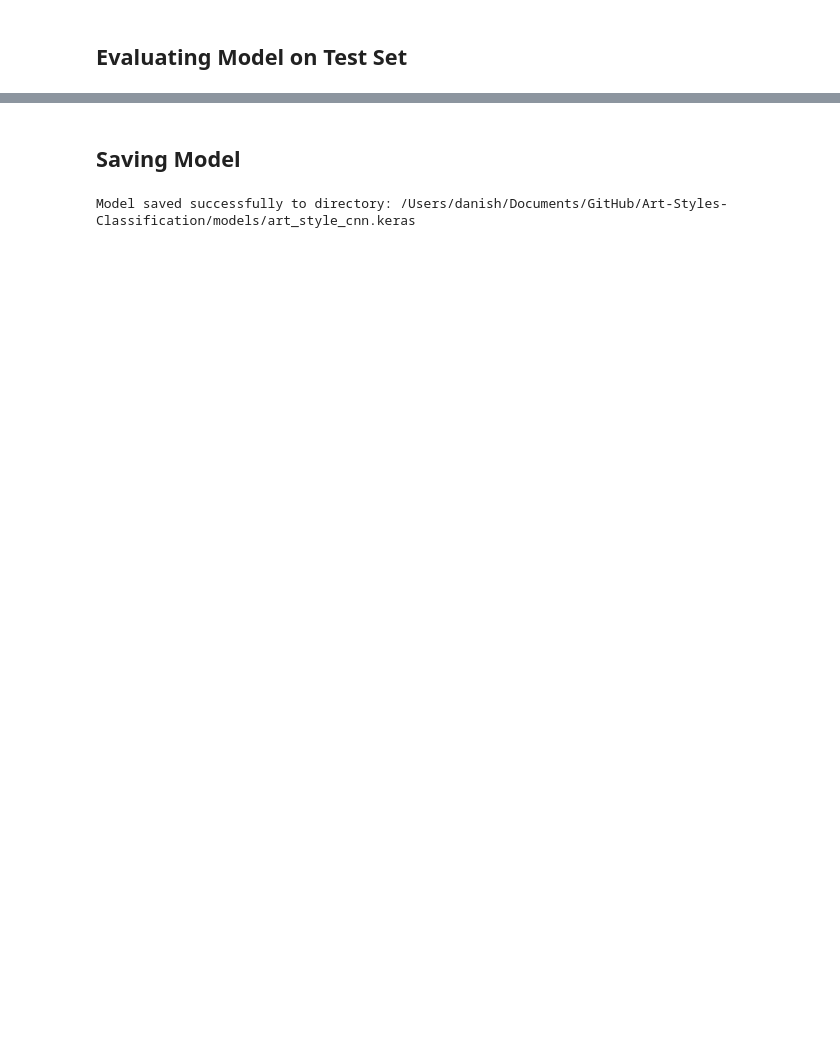
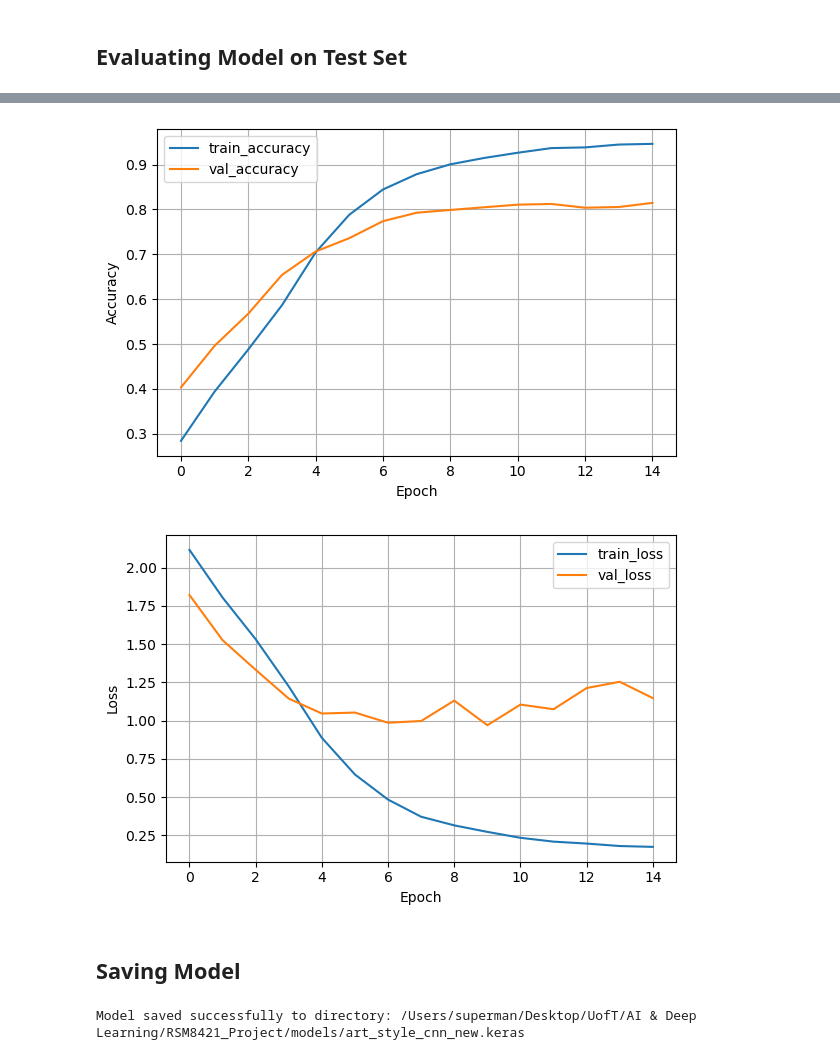
Before and after one commit to jasonllai/Art-Styles-Classification, a Jupyter notebook: cnn.ipynb, the cells around one changed output, grey strips where cells are left out. Saved outputs shown, nothing was run; the diff lists cells and outputs as text; code cells hidden in the pictures; blank space fills up the shorter version.

```diff
--- a/cnn.ipynb
+++ b/cnn.ipynb
@@ -27,7 +26,7 @@ IMG_HEIGHT, IMG_WIDTH = 512, 512
 TARGET_HEIGHT, TARGET_WIDTH = 224, 224
 
 BATCH_SIZE = 32
-VALIDATION_SPLIT = 0.2
+VALIDATION_SPLIT = 0.3
 
 
 NUM_CLASSES = 13
@@ -144,12 +159,29 @@ Test Accuracy: 0.8665801286697388
+# %%
+def plot_history(history, metric="accuracy"):
+    plt.figure(figsize=(6,4))
+    plt.plot(history.history[metric], label=f"train_{metric}")
+    plt.plot(history.history[f"val_{metric}"], label=f"val_{metric}")
+    plt.xlabel("Epoch")
+    plt.ylabel(metric.capitalize())
+    plt.legend()
+    plt.grid(True)
+    plt.tight_layout()
+    plt.show()
+
+plot_history(history, metric="accuracy")
+plot_history(history, metric="loss")
+# %% [output]
+[figure, added]
+[figure, added]
 # %% [markdown]
 ## Saving Model
 # %%
 import os
 
-SAVED_MODEL_DIR = './models/art_style_cnn.keras'
+SAVED_MODEL_DIR = './models/art_style_cnn_new.keras'
 
 model.save(SAVED_MODEL_DIR)
 
 print(f"Model saved successfully to directory: {os.path.abspath(SAVED_MODEL_DIR)}")
 # %% [output]
-Model saved successfully to directory: /Users/danish/Documents/GitHub/Art-Styles-Classification/models/art_style_cnn.keras
+Model saved successfully to directory: /Users/superman/Desktop/UofT/AI & Deep Learning/RSM8421_Project/models/art_style_cnn_new.keras
```
Also changed, not shown: parts of 5 cells of this notebook.
